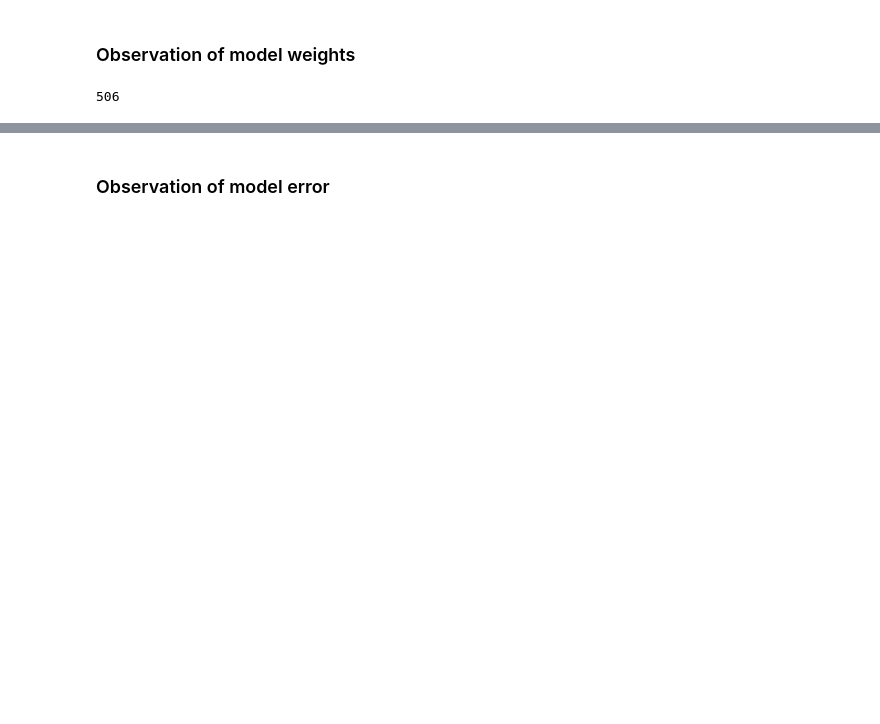
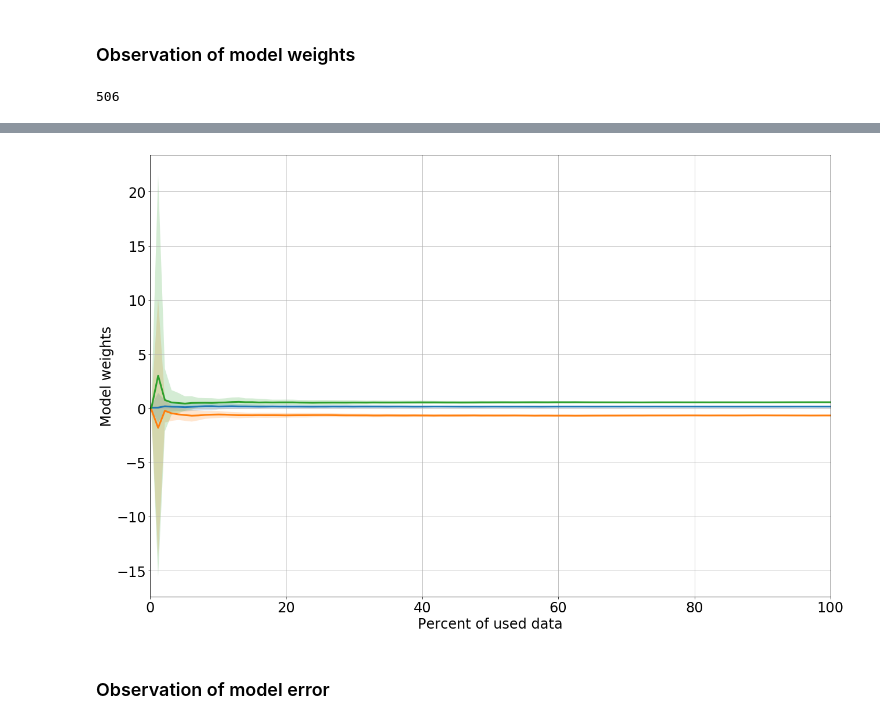
Before and after one commit to Intelligent-Systems-Phystech/ProjectSampleSize, a Jupyter notebook: BostonAnalysis.ipynb, the cells around one changed output, grey strips where cells are left out. Saved outputs shown, nothing was run; the diff lists cells and outputs as text; code cells hidden in the pictures; blank space fills up the shorter version.

Commit message:
3d plots

```diff
--- a/BostonAnalysis.ipynb
+++ b/BostonAnalysis.ipynb
@@ -116,8 +104,6 @@ boston_weights, x = test_linear_model_weights(boston_df, 1, 5, num_of_tests=50)
 # %%
 set_plt_params()
 # %%
-plt.axvline(x=15, linestyle='dashed', color='lightgrey')
-
 chosen_weights = [3,6,7]
 
 mean = np.mean(boston_weights, axis=1)
@@ -143,3 +129,4 @@ plt.show()
+[figure, added]
 # %% [markdown]
 ### Observation of model error
 # %%
```
Also changed, not shown: parts of 25 cells of this notebook, 3 other files.
